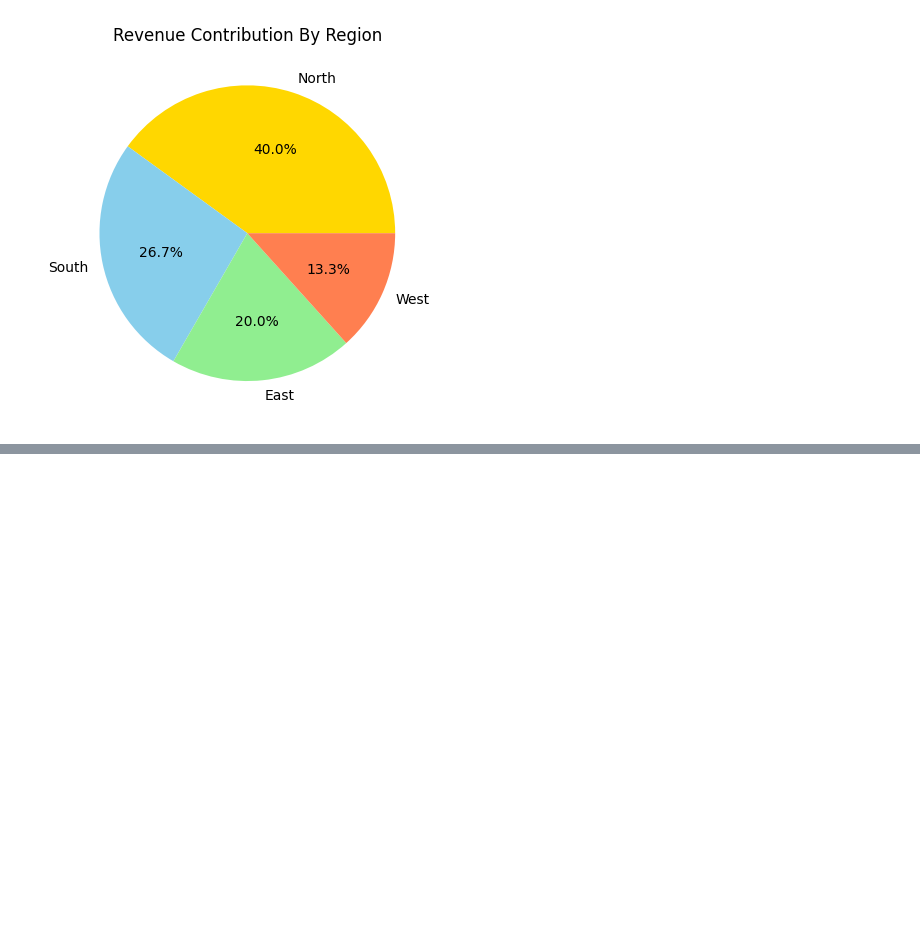
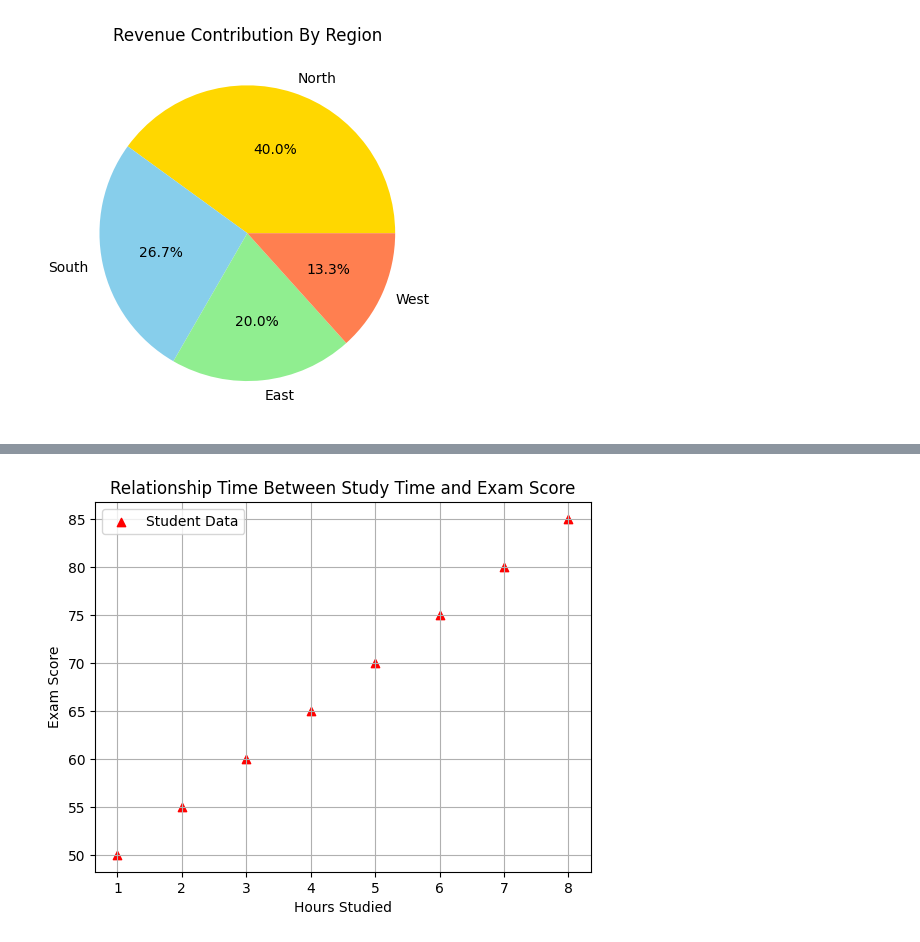
Before and after one commit to Atharva0987/Data-Analyst-1-Project, a Jupyter notebook: chapter_appendix-tools-for-deep-learning/jupyter.ipynb, the cells around one changed output, grey strips where cells are left out. Drawn from its saved outputs; the diff is of its cells as text; code cells hidden in the pictures; blank space fills up the shorter version.

```diff
--- a/chapter_appendix-tools-for-deep-learning/jupyter.ipynb
+++ b/chapter_appendix-tools-for-deep-learning/jupyter.ipynb
@@ -28,0 +41,17 @@ plt.show()
+# %%
+import matplotlib.pyplot as plt
+
+hours_studies = [1,2,3,4,5,6,7,8]
+exam_scores = [50,55,60,65,70,75,80,85]
+
+#scatterplot
+
+plt.scatter(hours_studies, exam_scores, color='red', marker='^', label='Student Data')
+plt.xlabel('Hours Studied')
+plt.ylabel('Exam Score')
+plt.title('Relationship Time Between Study Time and Exam Score')
+plt.legend()
+plt.grid(True)
+plt.show()
+# %% [output]
+[figure, added]
```
Also changed, not shown: parts of 2 cells of this notebook.
